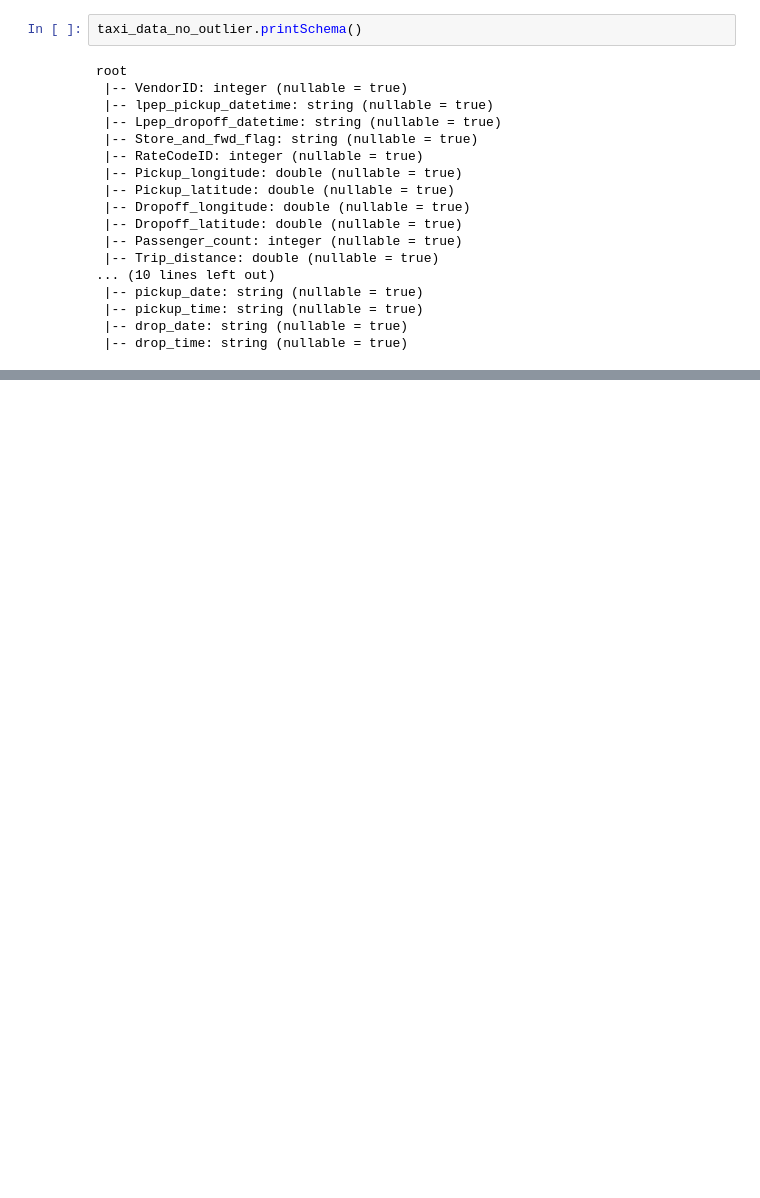
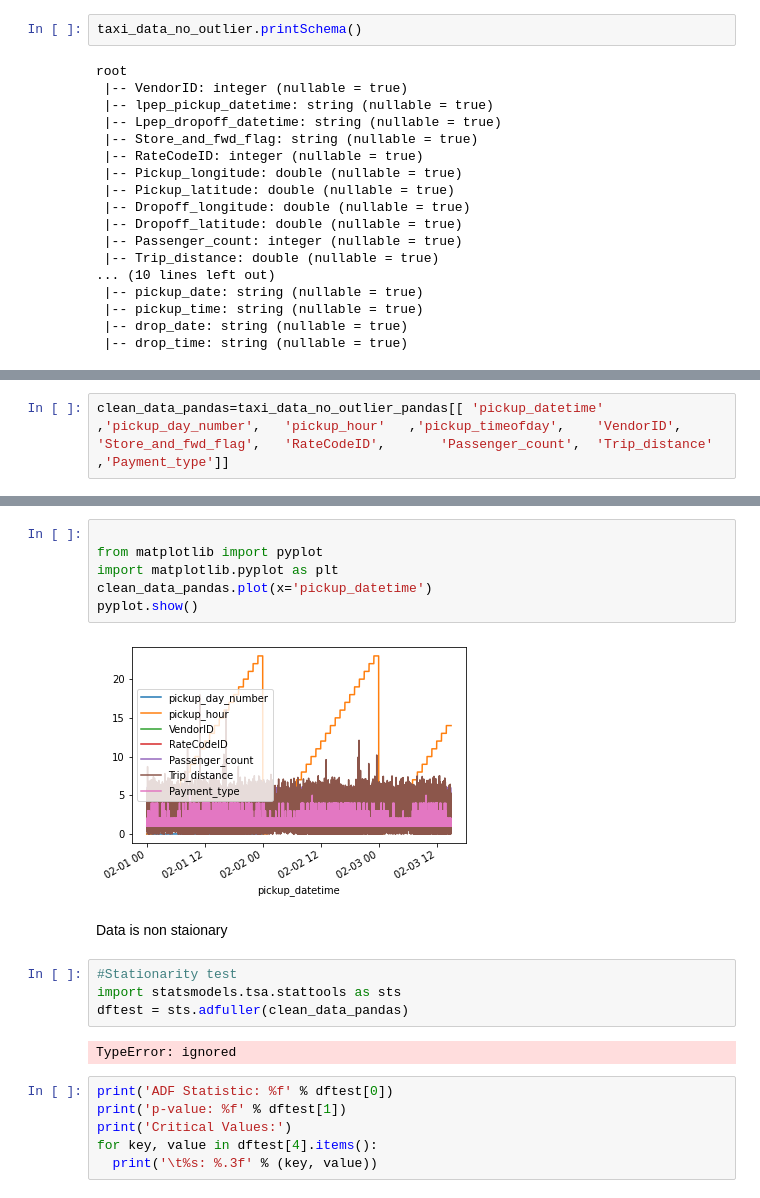
Before and after one commit to Rishabhjuneja/NYC-Taxi, a Jupyter notebook: exploartion_pyspark.ipynb, the cells around one changed output, grey strips where cells are left out. Cells and saved outputs as stored; diff of their text form; blank space fills up the shorter version.

```diff
--- a/exploartion_pyspark.ipynb
+++ b/exploartion_pyspark.ipynb
@@ -469,0 +474,2 @@ taxi_data_no_outlier_pandas.corr(method ='kendall')
+# %%
+clean_data_pandas=taxi_data_no_outlier_pandas[[	'pickup_datetime'	,'pickup_day_number',	'pickup_hour'	,'pickup_timeofday',	'VendorID',	'Store_and_fwd_flag',	'RateCodeID',		'Passenger_count',	'Trip_distance'	,'Payment_type']]
@@ -469,0 +509,22 @@ taxi_data_no_outlier_pandas.corr(method ='kendall')
+# %%
+
+from matplotlib import pyplot
+import matplotlib.pyplot as plt
+clean_data_pandas.plot(x='pickup_datetime')
+pyplot.show()
+# %% [output]
+[figure, added]
+# %% [markdown]
+Data is non staionary
+# %%
+#Stationarity test
+import statsmodels.tsa.stattools as sts
+dftest = sts.adfuller(clean_data_pandas)
+# %% [output]
+TypeError: ignored
+# %%
+print('ADF Statistic: %f' % dftest[0])
+print('p-value: %f' % dftest[1])
+print('Critical Values:')
+for key, value in dftest[4].items():
+  print('\t%s: %.3f' % (key, value))
```
Also changed, not shown: parts of 11 cells of this notebook.
